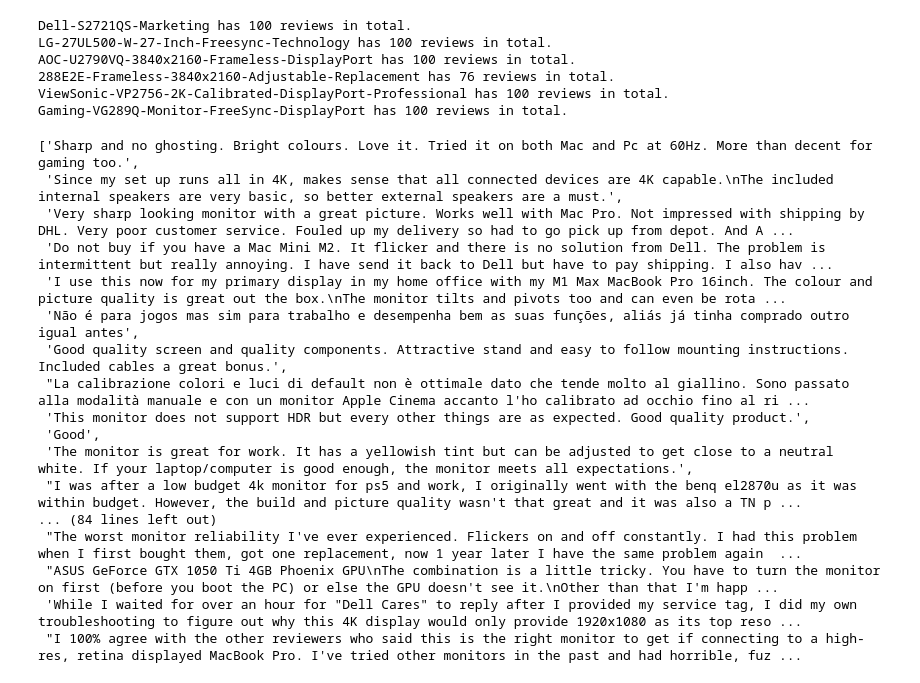
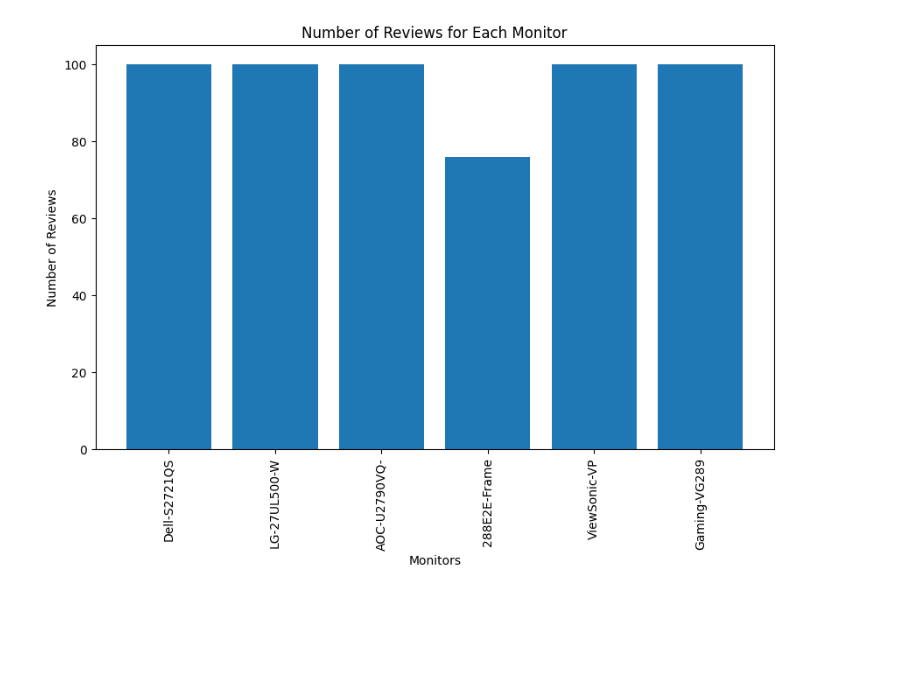
Before and after one commit to huangchao2528/Projects, a Jupyter notebook: Monitor Reviews Analysis/Monitor-Reviews-Analysis.ipynb, the cells around one changed output. Cells and saved outputs as stored; diff of their text form; code cells hidden in the pictures; blank space fills up the shorter version.

```diff
--- a/Monitor Reviews Analysis/Monitor-Reviews-Analysis.ipynb
+++ b/Monitor Reviews Analysis/Monitor-Reviews-Analysis.ipynb
@@ -16,17 +16,13 @@ with open(project_dir+'monitor-url.txt') as url_txt:
 # Define get_reviews function
 def get_reviews(url, page_range):
     review_list = []
-    star_list = []
     driver.get(url)
     page = 1
     while page < page_range + 1:
         print(f'Scrapping reviews in page {page}.')
         reviews = driver.find_elements(By.CLASS_NAME, 'review-text-content')
-        stars = driver.find_elements(By.CLASS_NAME, 'a-icon-alt')
         for review in reviews:
             review_list.append(review.text)
-        for star in stars:
-            star_list.append(star.text)
         sleep(random.randint(1,10))
         try:
             driver.find_element(By.XPATH, '//*[@id="cm_cr-pagination_bar"]/ul/li[2]/a').click()
@@ -36,7 +32,7 @@ def get_reviews(url, page_range):
             print('This is the last page of the reviews.')
             page += 1
             pass
-    return review_list, star_list
+    return review_list
 # %%
 # Specify the path to the Edge driver executable
 edge_driver_path = 'C:/msedgedriver.exe'
@@ -52,13 +48,13 @@ sleep(random.randint(1,10))
 driver.find_element(By.ID, 'nav-link-accountList-nav-line-1').click()
 sleep(random.randint(1,10))
 # Enter account
-driver.find_element(By.XPATH, '//*[@id="ap_email"]').send_keys('huangyong2528@gmail.com')
+driver.find_element(By.XPATH, '//*[@id="ap_email"]').send_keys('h*****m')   # Edit the value in send_keys
 sleep(random.randint(1,10))
 # Click on continue botton
 driver.find_element(By.XPATH, '//*[@id="continue"]').click()
 sleep(random.randint(1,10))
 # Enter password
-driver.find_element(By.XPATH, '//*[@id="ap_password"]').send_keys('hzzz1025')
+driver.find_element(By.XPATH, '//*[@id="ap_password"]').send_keys('h****5')   # Edit the value in send_keys
 sleep(random.randint(1,10))
 # Click on Sign-in botton
 driver.find_element(By.XPATH, '//*[@id="signInSubmit"]').click()
@@ -66,16 +62,13 @@ sleep(random.randint(1,10))
 
 # Create a dictionary to store the reviews
 review_dic = {}
-star_dic = {}
 # Iterate
-for url in url_list[0]:
+for url in url_list:
     # get item name from the url
     item = url[url.find('www.amazon.ca/') + 14: url.find('product-reviews') - 1]
     print(f'Scrapping review contents of {item}.')
-    # get reviews by using get_reviews function
-    reviews, stars = get_reviews(url, page_range = 3)
-    review_dic[item] = reviews
-    star_dic[item] = stars
+    # get reviews and stars by using get_reviews function
+    review_dic[item] = get_reviews(url, page_range = 10)
 
 # Close the web browser
 driver.quit()
@@ -125,34 +98,25 @@ with open(project_dir + 'reviews.json', 'w') as f:
 # Load review_dic from the JSON file
 with open(project_dir + 'reviews.json', 'r') as f:
     review_dic = json.load(f)
-# %%
-# Explore how many reviews we have for each monitor
-for key, value in review_dic.items():
-    print(f'{key} has {len(value)} reviews in total.')
-# %% [output]
-Dell-S2721QS-Marketing has 100 reviews in total.
-LG-27UL500-W-27-Inch-Freesync-Technology has 100 reviews in total.
-AOC-U2790VQ-3840x2160-Frameless-DisplayPort has 100 reviews in total.
-288E2E-Frameless-3840x2160-Adjustable-Replacement has 76 reviews in total.
-ViewSonic-VP2756-2K-Calibrated-DisplayPort-Professional has 100 reviews in total.
-Gaming-VG289Q-Monitor-FreeSync-DisplayPort has 100 reviews in total.
-# %%
-review_dic['Dell-S2721QS-Marketing']
-# %% [output]
-['Sharp and no ghosting. Bright colours. Love it. Tried it on both Mac and Pc at 60Hz. More than decent for gaming too.',
- 'Since my set up runs all in 4K, makes sense that all connected devices are 4K capable.\nThe included internal speakers are very basic, so better external speakers are a must.',
- 'Very sharp looking monitor with a great picture. Works well with Mac Pro. Not impressed with shipping by DHL. Very poor customer service. Fouled up my delivery so had to go pick up from depot. And A ...
- 'Do not buy if you have a Mac Mini M2. It flicker and there is no solution from Dell. The problem is intermittent but really annoying. I have send it back to Dell but have to pay shipping. I also hav ...
- 'I use this now for my primary display in my home office with my M1 Max MacBook Pro 16inch. The colour and picture quality is great out the box.\nThe monitor tilts and pivots too and can even be rota ...
- 'Não é para jogos mas sim para trabalho e desempenha bem as suas funções, aliás já tinha comprado outro igual antes',
- 'Good quality screen and quality components. Attractive stand and easy to follow mounting instructions. Included cables a great bonus.',
- "La calibrazione colori e luci di default non è ottimale dato che tende molto al giallino. Sono passato alla modalità manuale e con un monitor Apple Cinema accanto l'ho calibrato ad occhio fino al ri ...
- 'This monitor does not support HDR but every other things are as expected. Good quality product.',
- 'Good',
- 'The monitor is great for work. It has a yellowish tint but can be adjusted to get close to a neutral white. If your laptop/computer is good enough, the monitor meets all expectations.',
- "I was after a low budget 4k monitor for ps5 and work, I originally went with the benq el2870u as it was within budget. However, the build and picture quality wasn't that great and it was also a TN p ...
-... (84 lines left out)
- "The worst monitor reliability I've ever experienced. Flickers on and off constantly. I had this problem when I first bought them, got one replacement, now 1 year later I have the same problem again  ...
- "ASUS GeForce GTX 1050 Ti 4GB Phoenix GPU\nThe combination is a little tricky. You have to turn the monitor on first (before you boot the PC) or else the GPU doesn't see it.\nOther than that I'm happ ...
- 'While I waited for over an hour for "Dell Cares" to reply after I provided my service tag, I did my own troubleshooting to figure out why this 4K display would only provide 1920x1080 as its top reso ...
- "I 100% agree with the other reviewers who said this is the right monitor to get if connecting to a high-res, retina displayed MacBook Pro. I've tried other monitors in the past and had horrible, fuz ...
+# %%
+import matplotlib.pyplot as plt
+
+# Get a list of all the monitors
+monitors = [name[:12] for name in review_dic.keys()]   # Limit the length of the names
+# Count the number of reviews for each monitor
+review_counts = [len(reviews) for reviews in review_dic.values()]
+
+# Create the bar chart
+plt.figure(figsize=(10, 6))
+plt.bar(monitors, review_counts)
+
+# Adding labels and title
+plt.xlabel('Monitors')
+plt.ylabel('Number of Reviews')
+plt.title('Number of Reviews for Each Monitor')
+plt.xticks(rotation=90)
+
+# Show the plot
+plt.show()
+# %% [output]
+[figure, added]
```
Also changed, not shown: parts of 7 cells of this notebook, 2 other files.
